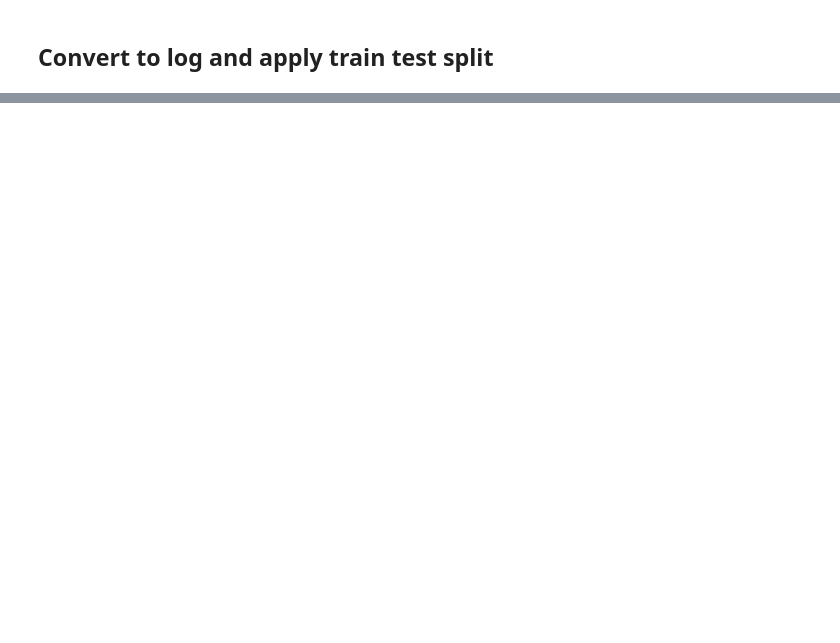
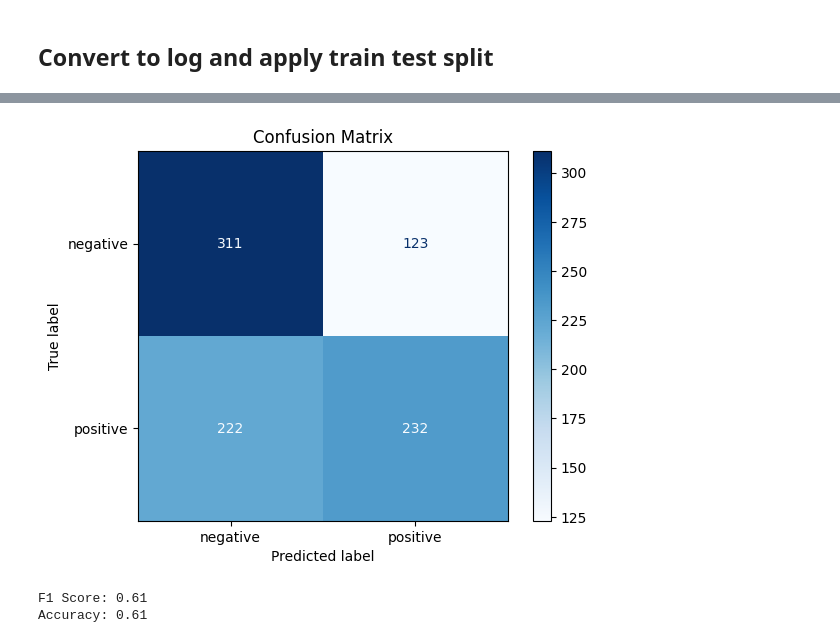
Before and after one commit to GeorgeAntono/Predictive_Process_Mining, a Jupyter notebook: DBSCAN_DT.ipynb, the cells around one changed output, grey strips where cells are left out. Saved outputs shown, nothing was run; the diff lists cells and outputs as text; code cells hidden in the pictures; blank space fills up the shorter version.

```diff
--- a/DBSCAN_DT.ipynb
+++ b/DBSCAN_DT.ipynb
@@ -89,7 +89,7 @@ def label_function (log_df, required_activities):
     normal_cases = filtered_df['case:concept:name'].unique()
 
     # Add a 'deviant' column to label cases
-    log_df['case:Deviant'] = log_df['case:concept:name'].apply(lambda x: 'positive' if x in normal_cases else 'negative')
+    log_df['case:Deviant'] = log_df['case:concept:name'].apply(lambda x: 'negative' if x in normal_cases else 'positive')
 
     return log_df
 
@@ -455,0 +401,27 @@ print(f"Predicted labels: {predicted_labels[:iteration_limit]}")
+# %%
+# Pre-compute the encoded prefixes for each cluster
+# Using pre-computed encoded sequences directly
+cluster_prefixes_encoded = {}
+for cluster_label in train_encoded_df['cluster'].unique():
+    # Skip noise (-1 in DBSCAN)
+    if cluster_label == -1:
+        continue
+    # Access pre-encoded sequences for the current cluster
+    cluster_data = train_encoded_df[train_encoded_df['cluster'] == cluster_label]
+    cluster_prefixes_encoded[cluster_label] = cluster_data['encoded_sequence'].tolist()
+
+
+# Find the closest prefix in any cluster to each test sequence
+def find_closest_prefix_across_clusters(test_sequence, cluster_prefixes_encoded):
+    min_distance = float('inf')
+    closest_cluster = None
+
+    # Check each prefix across all clusters
+    for cluster_label, train_encoded_df in cluster_prefixes_encoded.items():
+        for prefix in train_encoded_df:
+            distance = editdistance.eval(test_sequence, prefix)
+            if distance < min_distance:
+                min_distance = distance
+                closest_cluster = cluster_label
+
+    return closest_cluster, min_distance
@@ -455,0 +476,34 @@ print(f"Predicted labels: {predicted_labels[:iteration_limit]}")
+# %%
+from sklearn.metrics import confusion_matrix, ConfusionMatrixDisplay
+import matplotlib.pyplot as plt
+
+# Extract true and predicted classes from the predictions DataFrame
+y_true = predictions_df['true_class']
+y_pred = predictions_df['predicted_class']
+
+# Generate the confusion matrix
+cm = confusion_matrix(y_true, y_pred, labels=target_encoder.classes_)
+
+# Display the confusion matrix
+disp = ConfusionMatrixDisplay(confusion_matrix=cm, display_labels=target_encoder.classes_)
+disp.plot(cmap=plt.cm.Blues)
+plt.title("Confusion Matrix")
+plt.show()
+# %% [output]
+[figure, added]
+# %%
+from sklearn.metrics import f1_score, accuracy_score
+
+# Extract true and predicted classes from the predictions DataFrame
+y_true = predictions_df['true_class']
+y_pred = predictions_df['predicted_class']
+
+# Calculate F1 score (set average to 'weighted' if there are multiple classes)
+f1 = f1_score(y_true, y_pred, average='weighted')
+accuracy = accuracy_score(y_true, y_pred)
+
+print(f"F1 Score: {f1:.2f}")
+print(f"Accuracy: {accuracy:.2f}")
+# %% [output]
+F1 Score: 0.61
+Accuracy: 0.61
```
Also changed, not shown: parts of 32 cells of this notebook.
